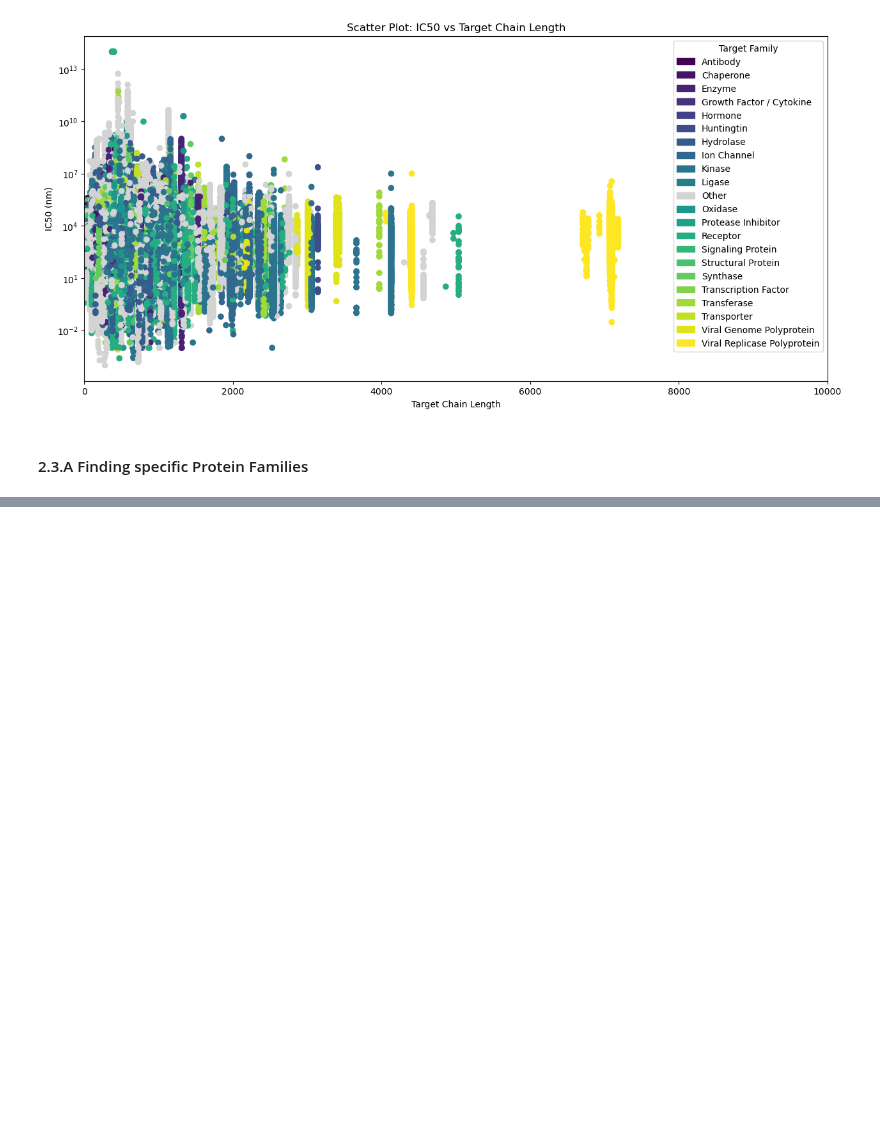
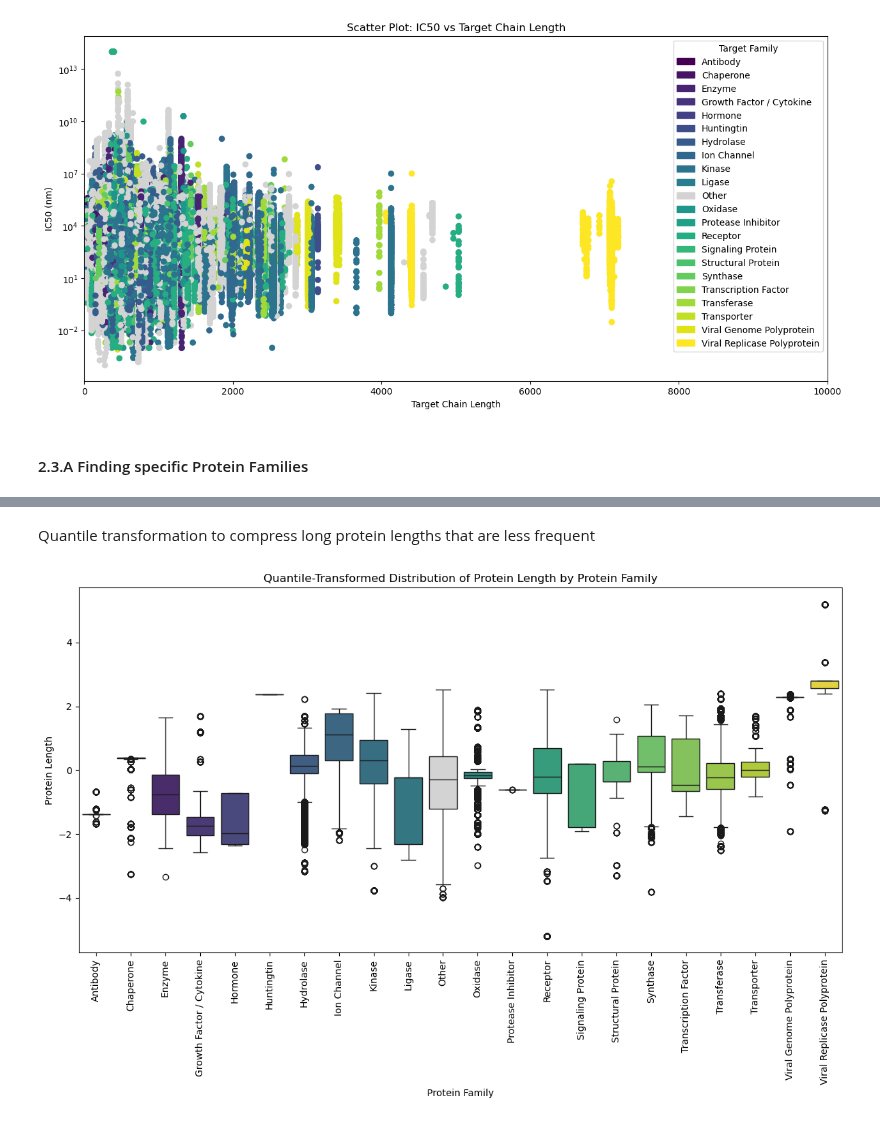
Before and after one commit to epfl-ada/ada-2024-project-abrac-adabra, a Jupyter notebook: data_exploration_alexis.ipynb, the cells around one changed output, grey strips where cells are left out. Drawn from its saved outputs; the diff is of its cells as text; code cells hidden in the pictures; blank space fills up the shorter version.

```diff
--- a/data_exploration_alexis.ipynb
+++ b/data_exploration_alexis.ipynb
@@ -184,0 +233,26 @@ df[(df['Protein Family'] == 'Other') & (df['target_chain_length'] > 3000)].sampl
+# %% [markdown]
+Quantile transformation to compress long protein lengths that are less frequent
+# %%
+from sklearn.preprocessing import QuantileTransformer
+
+transformer = QuantileTransformer(output_distribution='normal')
+df['Quantile_length'] = transformer.fit_transform(df[['target_chain_length']])
+
+plt.figure(figsize=(12, 8))
+
+# Boxplot => Log_transformed IC50
+sns.boxplot(
+    data=df, x='Protein Family', y='Quantile_length',
+    order=color_dict.keys(), palette=color_dict, hue='Protein Family'
+)
+
+# Plotting param
+plt.xticks(rotation=90)
+plt.xlabel("Protein Family")
+plt.ylabel("Protein Length")
+plt.title("Quantile-Transformed Distribution of Protein Length by Protein Family")
+plt.tight_layout()  # Used to avoid label overlap
+
+plt.show()
+# %% [output]
+[figure, added]
```
Also changed, not shown: parts of 9 cells of this notebook.
